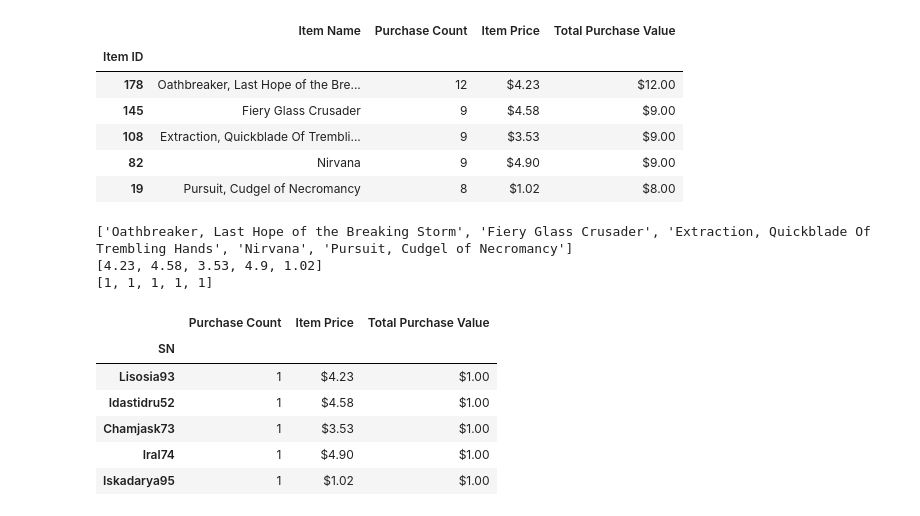
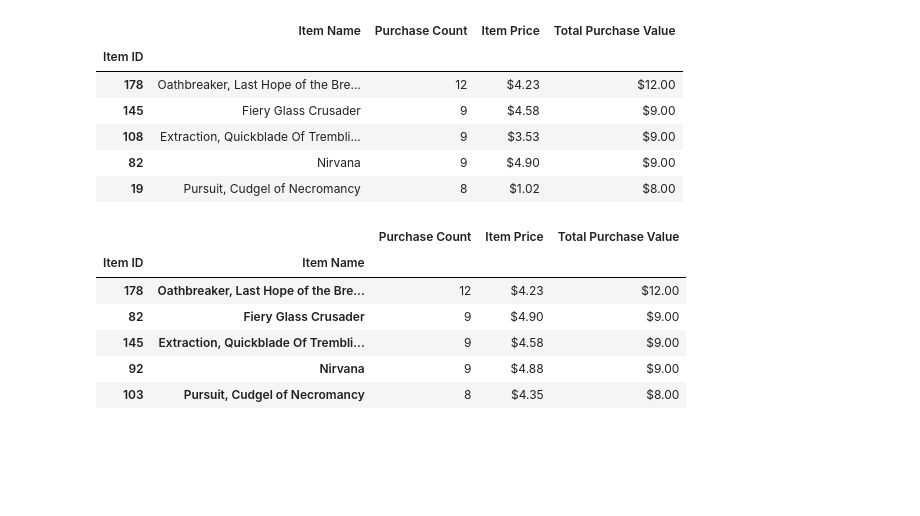
Before and after one commit to salizadeh10/Heroes-of-Pymoli, a Jupyter notebook: Heroes-of-Pymoli.ipynb, the cells around one changed output. Drawn from its saved outputs; the diff is of its cells as text; code cells hidden in the pictures; blank space fills up the shorter version.

```diff
--- a/Heroes-of-Pymoli.ipynb
+++ b/Heroes-of-Pymoli.ipynb
@@ -411,75 +442,71 @@ top_sellers_df.style.format({"Item Price": "${:.2f}", "Total Purchase Value": "$
 # Display a preview of the data frame
 
 most_profitable_df = age_demographic_df[["Item ID","Item Name", "Price"]]
-most_profitable = most_profitable_df.groupby("Item ID").count()
-most_profitable.sort_values(by = "Item Name", ascending = False, inplace = True)
-most_profitable_df = most_profitable_df.drop_duplicates(["Item ID", "Item Name"])
+most_profitable = most_profitable_df.groupby("Item ID").sum()
+most_profitable.sort_values(by = "Price", ascending = False, inplace = True)
+most_profitable_df = most_profitable_df.drop_duplicates(["Item ID", "Price"])
 
-
-# Get the list of top sellers names
-most_profitable_ids = [most_profitable.index[0], most_profitable.index[1], most_profitable.index[2], most_profitable.index[3], most_profitable.index[4]]
+# Item IDs
+most_profitable_ids = [most_profitable.index[0], most_profitable.index[1], most_profitable.index[2],
+            most_profitable.index[3], most_profitable.index[4]]
 
 # Build the top sellers list of names
 most_profitable_name_0 = most_profitable_df.loc[most_profitable_df["Item ID"] == most_profitable_ids[0], "Item Name"].item()
 most_profitable_name_1 = most_profitable_df.loc[most_profitable_df["Item ID"] == most_profitable_ids[1], "Item Name"].item()
 most_profitable_name_2 = most_profitable_df.loc[most_profitable_df["Item ID"] == most_profitable_ids[2], "Item Name"].item()
 most_profitable_name_3 = most_profitable_df.loc[most_profitable_df["Item ID"] == most_profitable_ids[3], "Item Name"].item()
 most_profitable_name_4 = most_profitable_df.loc[most_profitable_df["Item ID"] == most_profitable_ids[4], "Item Name"].item()
 most_profitable_names  = [top_item_name_0, top_item_name_1, top_item_name_2, top_item_name_3, top_item_name_4]
-print(most_profitable_names)
+
 # build the top sellers list of prices
 most_profitable_price_0 = most_profitable_df.loc[most_profitable_df["Item ID"] == most_profitable_ids[0], "Price"].item()
 most_profitable_price_1 = most_profitable_df.loc[most_profitable_df["Item ID"] == most_profitable_ids[1], "Price"].item()
 most_profitable_price_2 = most_profitable_df.loc[most_profitable_df["Item ID"] == most_profitable_ids[2], "Price"].item()
 most_profitable_price_3 = most_profitable_df.loc[most_profitable_df["Item ID"] == most_profitable_ids[3], "Price"].item()
 most_profitable_price_4 = most_profitable_df.loc[most_profitable_df["Item ID"] == most_profitable_ids[4], "Price"].item()
 most_profitable_prices  = [most_profitable_price_0, most_profitable_price_1, most_profitable_price_2,
                            most_profitable_price_3,most_profitable_price_4]
-print(most_profitable_prices)
 
 # Build the list of purchase counts
-most_profitable_df = most_profitable_df.groupby("Item Name").count()
-#df5 = df[["Item ID", "Item Name", "Price"]].groupby("Item Name").count()
-most_profitable_count_0 = most_profitable_df.loc[most_profitable_df.index == most_profitable_names[0], "Item ID"].item()
-most_profitable_count_1 = most_profitable_df.loc[most_profitable_df.index == most_profitable_names[1], "Item ID"].item()
-most_profitable_count_2 = most_profitable_df.loc[most_profitable_df.index == most_profitable_names[2], "Item ID"].item()
-most_profitable_count_3 = most_profitable_df.loc[most_profitable_df.index == most_profitable_names[3], "Item ID"].item()
-most_profitable_count_4 = most_profitable_df.loc[most_profitable_df.index == most_profitable_names[4], "Item ID"].item()
+most_profitable_df = age_demographic_df[["Item ID", "Item Name", "Price"]].groupby("Item Name").count()
+
+most_profitable_count_0 = most_profitable_count_df.loc[most_profitable_df.index == most_profitable_names[0], "Item ID"].item()
+most_profitable_count_1 = most_profitable_count_df.loc[most_profitable_df.index == most_profitable_names[1], "Item ID"].item()
+most_profitable_count_2 = most_profitable_count_df.loc[most_profitable_df.index == most_profitable_names[2], "Item ID"].item()
+most_profitable_count_3 = most_profitable_count_df.loc[most_profitable_df.index == most_profitable_names[3], "Item ID"].item()
+most_profitable_count_4 = most_profitable_count_df.loc[most_profitable_df.index == most_profitable_names[4], "Item ID"].item()
 most_profitable_counts = [most_profitable_count_0, most_profitable_count_1, most_profitable_count_2,
                           most_profitable_count_3, most_profitable_count_4]
-print(most_profitable_counts)
+
 # Make a list of calculated total values for top sellers
 most_profitable_total_values = [(most_profitable.iloc[0,0] * most_profitable_price_0), (most_profitable.iloc[1,0] * most_profitable_price_1),
-                          (most_profitable.iloc[2,0] * most_profitable_price_2), (most_profitable.iloc[3,0] * most_profitable_price_3),
-                          (most_profitable.iloc[4,0] * most_profitable_price_4)]
+                                (most_profitable.iloc[2,0] * most_profitable_price_2), (most_profitable.iloc[3,0] * most_profitable_price_3),
+                                (most_profitable.iloc[4,0] * most_profitable_price_4)]
 
 
 # Create the dictionary for transfer to dataframe later
-most_profitable_dict = {
-    "item ID": most_profitable_ids,
-    "Purchase Count": most_profitable_counts,
-    "Item Price": most_profitable_prices,
-    "Total Purchase Value": most_profitable_counts,
-    "SN": top_names}
+most_profitable_dict = {"Item ID": most_profitable_ids,
+                       "Item Name": most_profitable_names,
+                       "Purchase Count": most_profitable_counts,
+                       "Item Price": most_profitable_prices,
+                       "Total Purchase Value": most_profitable_counts,
+                      "SN": top_names}
 
 # Put it all in a data frame
 most_profitable_df = pd.DataFrame(most_profitable_dict)
-most_profitable_df = most_profitable_df.set_index("SN")
+most_profitable_df = most_profitable_df.set_index(["Item ID", "Item Name"])
 most_profitable_df = most_profitable_df[["Purchase Count", "Item Price", "Total Purchase Value"]]
 
 # Formatting prices
 most_profitable_df.style.format({"Item Price": "${:.2f}", "Total Purchase Value": "${:.2f}"})
 # %% [output]
-['Oathbreaker, Last Hope of the Breaking Storm', 'Fiery Glass Crusader', 'Extraction, Quickblade Of Trembling Hands', 'Nirvana', 'Pursuit, Cudgel of Necromancy']
-[4.23, 4.58, 3.53, 4.9, 1.02]
-[1, 1, 1, 1, 1]
-|  | Purchase Count | Item Price | Total Purchase Value |
-| SN |  |  |  |
-| Lisosia93 | 1 | $4.23 | $1.00 |
-| Idastidru52 | 1 | $4.58 | $1.00 |
-| Chamjask73 | 1 | $3.53 | $1.00 |
-| Iral74 | 1 | $4.90 | $1.00 |
-| Iskadarya95 | 1 | $1.02 | $1.00 |
+|  |  | Purchase Count | Item Price | Total Purchase Value |
+| Item ID | Item Name |  |  |  |
+| 178 | Oathbreaker, Last Hope of the Bre... | 12 | $4.23 | $12.00 |
+| 82 | Fiery Glass Crusader | 9 | $4.90 | $9.00 |
+| 145 | Extraction, Quickblade Of Trembli... | 9 | $4.58 | $9.00 |
+| 92 | Nirvana | 9 | $4.88 | $9.00 |
+| 103 | Pursuit, Cudgel of Necromancy | 8 | $4.35 | $8.00 |
 # %%
 get_ipython().system('jupyter nbconvert --to script Heroes-of-Pymoli.ipynb')
 # %% [output]
```
Also changed, not shown: parts of 6 cells of this notebook, 1 other file.
